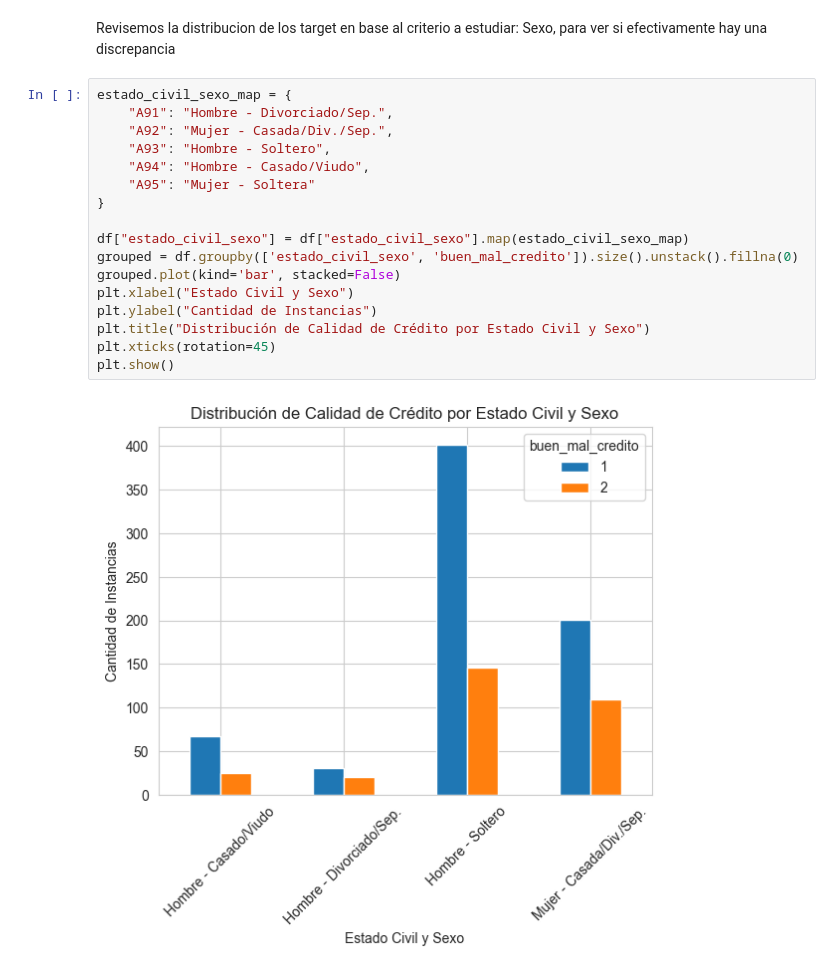
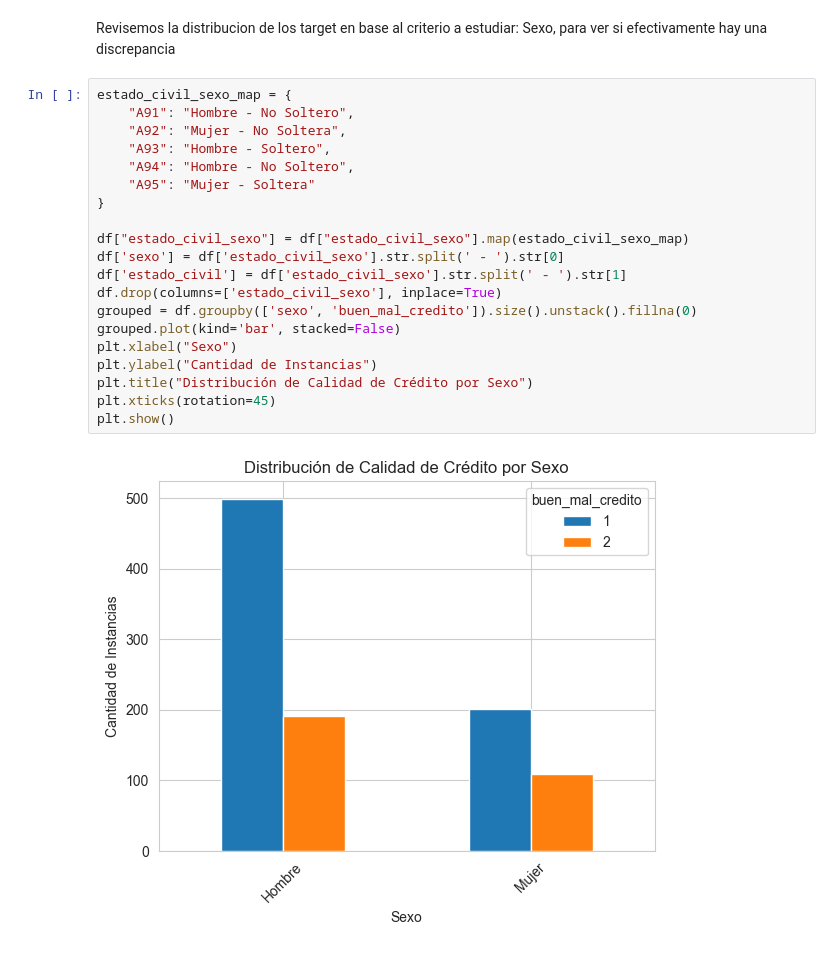
Before and after one commit to ezemartlopez/TP-Integrador-Equidad-en-Aprendizaje-Autom-tico, a Jupyter notebook: 01_Conjunto_datos.ipynb, the cells around one changed output. Saved outputs shown, nothing was run; the diff lists cells and outputs as text.

```diff
--- a/01_Conjunto_datos.ipynb
+++ b/01_Conjunto_datos.ipynb
@@ -488,20 +485,23 @@ Mas alla de las columnas, hay otros tipos de sesgos que pueden estar involucrado
 Revisemos la distribucion de los target en base al criterio a estudiar: Sexo, para ver si efectivamente hay una discrepancia
 # %%
 estado_civil_sexo_map = {
-    "A91": "Hombre - Divorciado/Sep.",
-    "A92": "Mujer - Casada/Div./Sep.",
+    "A91": "Hombre - No Soltero",
+    "A92": "Mujer - No Soltera",
     "A93": "Hombre - Soltero",
-    "A94": "Hombre - Casado/Viudo",
+    "A94": "Hombre - No Soltero",
     "A95": "Mujer - Soltera"
 }
 
 df["estado_civil_sexo"] = df["estado_civil_sexo"].map(estado_civil_sexo_map)
-grouped = df.groupby(['estado_civil_sexo', 'buen_mal_credito']).size().unstack().fillna(0)
+df['sexo'] = df['estado_civil_sexo'].str.split(' - ').str[0]
+df['estado_civil'] = df['estado_civil_sexo'].str.split(' - ').str[1]
+df.drop(columns=['estado_civil_sexo'], inplace=True)
+grouped = df.groupby(['sexo', 'buen_mal_credito']).size().unstack().fillna(0)
 grouped.plot(kind='bar', stacked=False)
-plt.xlabel("Estado Civil y Sexo")
+plt.xlabel("Sexo")
 plt.ylabel("Cantidad de Instancias")
-plt.title("Distribución de Calidad de Crédito por Estado Civil y Sexo")
+plt.title("Distribución de Calidad de Crédito por Sexo")
 plt.xticks(rotation=45)
 plt.show()
 # %% [output]
-[figure, old version]
+[figure, new version]
```
Also changed, not shown: parts of 2 cells of this notebook, 5 other files.
